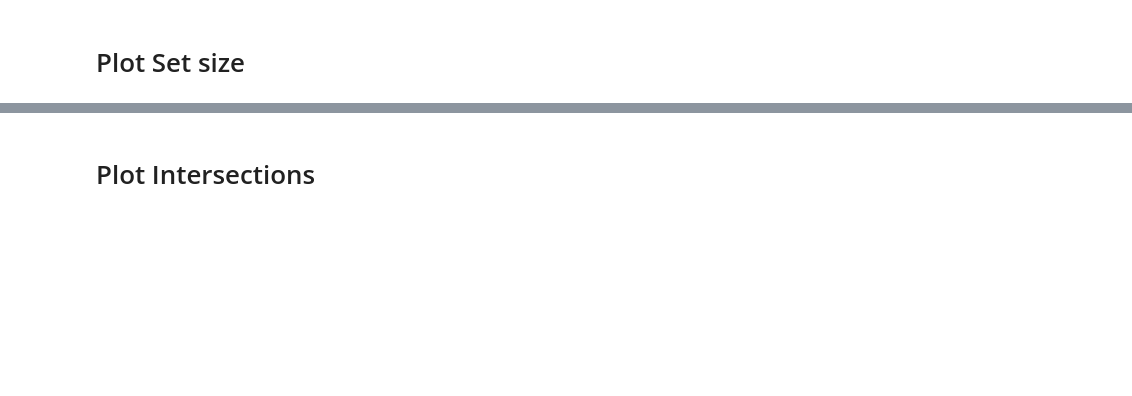
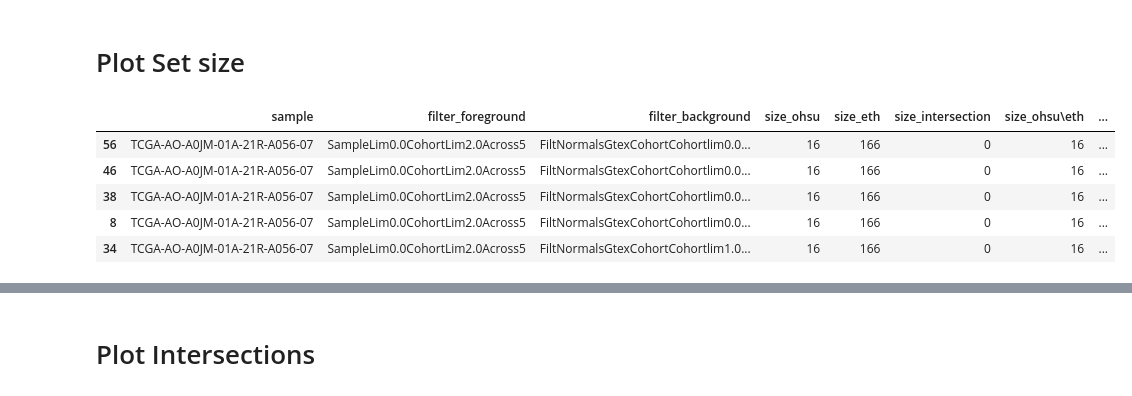
Before and after one commit to ratschlab/projects2020_ohsu, a Jupyter notebook: eth/plotting/OHSU_collab_Rerun_allRF/p20230315_shareness_matrix.ipynb, the cells around one changed output, grey strips where cells are left out. Cells and saved outputs as stored; diff of their text form; code cells hidden in the pictures; blank space fills up the shorter version.

```diff
--- a/eth/plotting/OHSU_collab_Rerun_allRF/p20230315_shareness_matrix.ipynb
+++ b/eth/plotting/OHSU_collab_Rerun_allRF/p20230315_shareness_matrix.ipynb
@@ -27,2 +13,25 @@ one_file_eth = '/cluster/work/grlab/projects/projects2020_OHSU/peptides_generati
+# %%
+# Inputs ETH
+run_type = 'brca'
+
+if run_type == 'brca':
+
+    sample_target = 'TCGA-AO-A0JM-01A-21R-A056-07'
+    basedir = '/cluster/work/grlab/projects/projects2020_OHSU/peptides_generation/CANCER_eth/commit_c4dd02c_conf2_Frame_cap0_runs/TCGA_Breast_1102'
+elif run_type == 'ov':
+    sample_target = 'TCGA-25-1319-01A-01R-1565-13'
+    basedir = '/cluster/work/grlab/projects/projects2020_OHSU/peptides_generation/CANCER_eth/commit_c4dd02c_conf2_Frame_cap0_runs/TCGA_Ovarian_374'
+
+filtering_id = 'filters_22March_order_wany_wAnnot'
+filter_dir = os.path.join(basedir, 'filtering_samples', filtering_id)
+
+
+# PLOT
+plot_dir = os.path.join(filter_dir, 'plots')
+base_plot = sample_target
+pathlib.Path(plot_dir).mkdir(parents=True, exist_ok=True)
+
+# OHSU
+tar_file_OHSU = '/cluster/work/grlab/projects/projects2020_OHSU/share_OHUS_PNLL/include_ANY_filters_OHSU-results_March22-2023/OHSU_March27-2023_fixAnyfilters_results.tar.gz'
 # %%
 # ETH Names
@@ -122 +148,10 @@ FiltNormalsGtexCohortCohortlim0.0Across1metadata.tsv.gz
+# %%
+df.head()
+# %% [output]
+|  | sample | filter_foreground | filter_background | size_ohsu | size_eth | size_intersection | size_ohsu\eth | ... |
+| 56 | TCGA-AO-A0JM-01A-21R-A056-07 | SampleLim0.0CohortLim2.0Across5 | FiltNormalsGtexCohortCohortlim0.0... | 16 | 166 | 0 | 16 | ... |
+| 46 | TCGA-AO-A0JM-01A-21R-A056-07 | SampleLim0.0CohortLim2.0Across5 | FiltNormalsGtexCohortCohortlim0.0... | 16 | 166 | 0 | 16 | ... |
+| 38 | TCGA-AO-A0JM-01A-21R-A056-07 | SampleLim0.0CohortLim2.0Across5 | FiltNormalsGtexCohortCohortlim0.0... | 16 | 166 | 0 | 16 | ... |
+| 8 | TCGA-AO-A0JM-01A-21R-A056-07 | SampleLim0.0CohortLim2.0Across5 | FiltNormalsGtexCohortCohortlim0.0... | 16 | 166 | 0 | 16 | ... |
+| 34 | TCGA-AO-A0JM-01A-21R-A056-07 | SampleLim0.0CohortLim2.0Across5 | FiltNormalsGtexCohortCohortlim1.0... | 16 | 166 | 0 | 16 | ... |
 # %%
```
Also changed, not shown: parts of 22 cells of this notebook, 1 other file.
